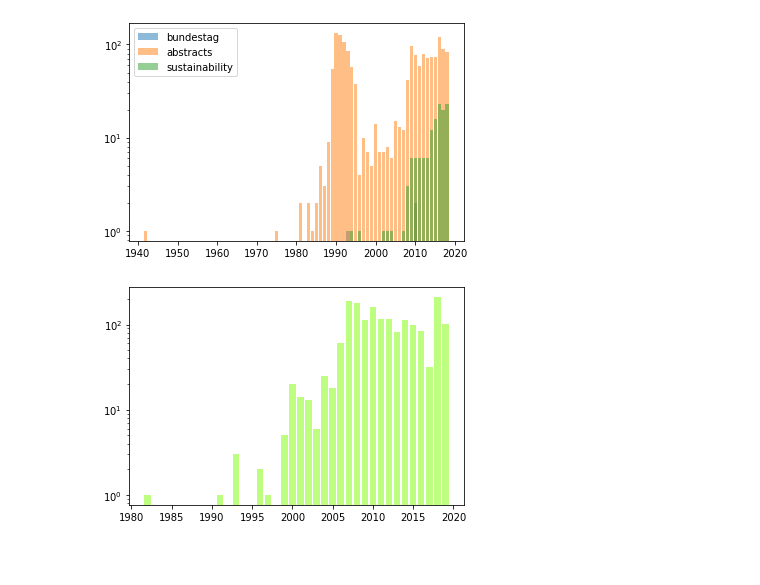
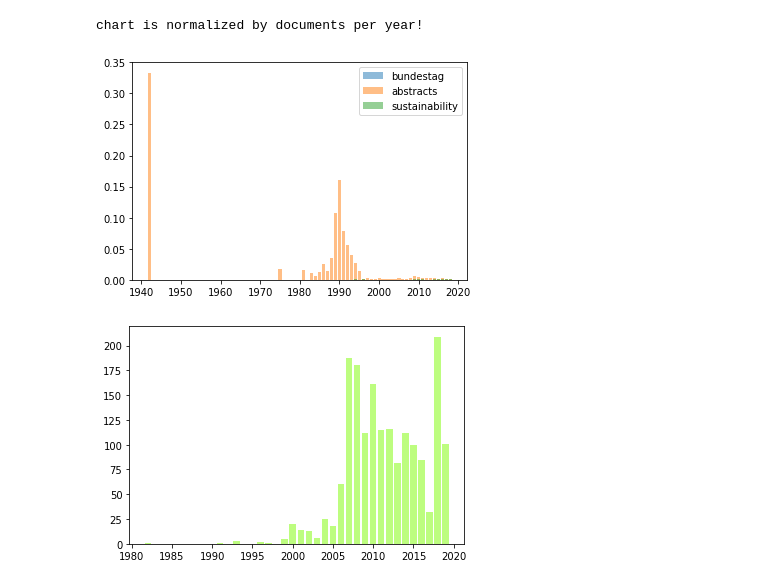
Before and after one commit to philipptrenz/climate-keywords, a Jupyter notebook: pipeline.ipynb, the cells around one changed output. Drawn from its saved outputs; the diff is of its cells as text; code cells hidden in the pictures; blank space fills up the shorter version.

```diff
--- a/pipeline.ipynb
+++ b/pipeline.ipynb
@@ -48,8 +75,9 @@ show_histogram_for_topics(["greenhouse gas", "ghg", "treibhausgas", "thg"], y_sc
 # %%
-show_histogram_for_topics(["global warming", "globale erwärmung", "globale erwaermung", "globale erwaermung"], y_scale="log")
+show_histogram_for_topics(["global warming", "globale erwärmung", "globale erwaermung", "globale erwaermung"], y_scale="linear")
 # %% [output]
+chart is normalized by documents per year!
-[figure, old version]
+[figure, new version]
 # %%
-show_bundestag_histogram_for_topics(["klimawandel"], y_scale="log")
+show_bundestag_histogram_for_topics(["klimawandel"], y_scale="linear")
 # %% [output]
-[figure, old version]
+[figure, new version]
```
Also changed, not shown: parts of 13 cells of this notebook.
